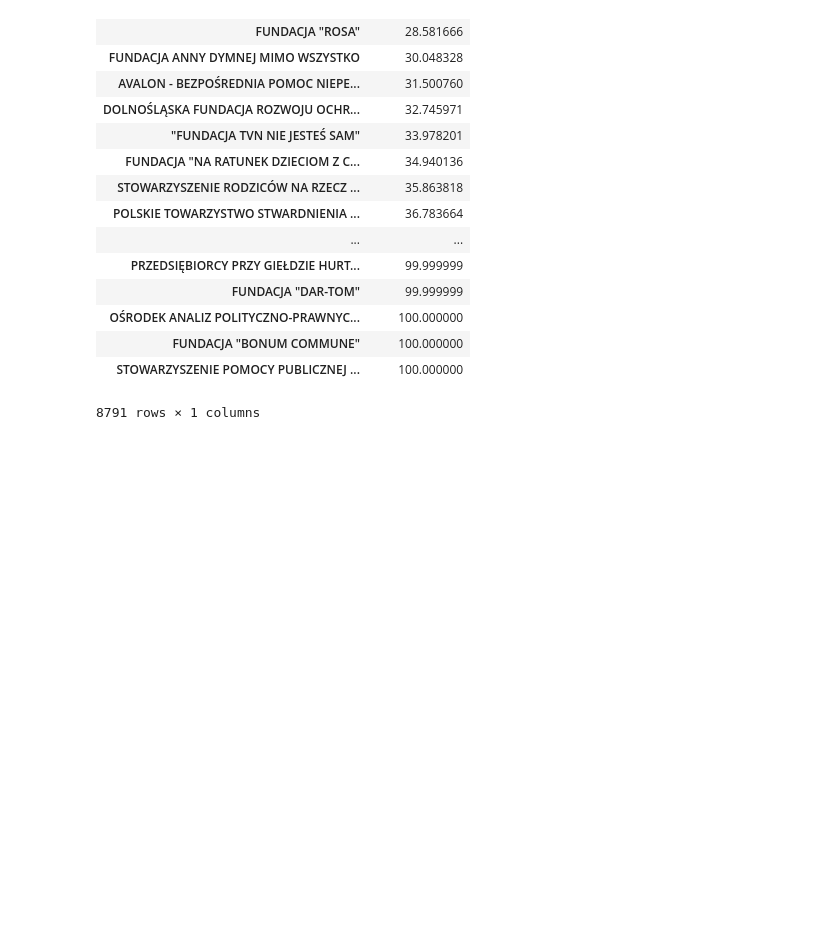
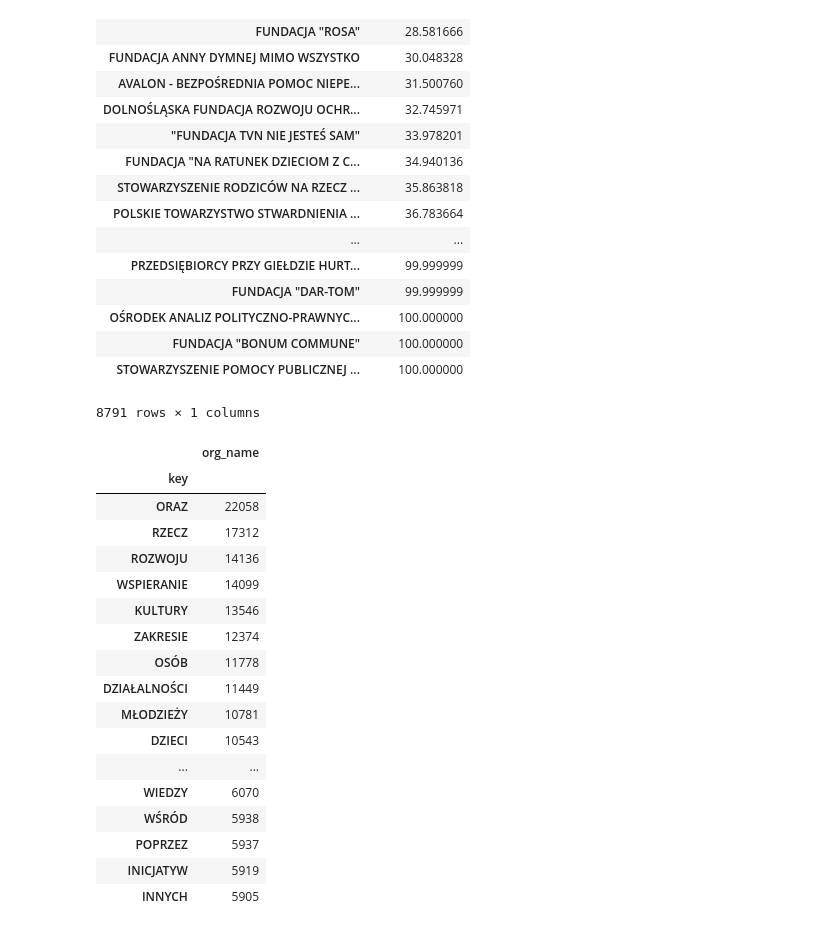
Before and after one commit to hackerspace-silesia/krs_harvester, a Jupyter notebook: backend/graphs.ipynb, the cells around one changed output. Cells and saved outputs as stored; diff of their text form; code cells hidden in the pictures; blank space fills up the shorter version.

Commit message:
add keywords

```diff
--- a/backend/graphs.ipynb
+++ b/backend/graphs.ipynb
@@ -284,3 +284,26 @@ dtype: float64
 | FUNDACJA "BONUM COMMUNE" | 100.000000 |
 | STOWARZYSZENIE POMOCY PUBLICZNEJ ... | 100.000000 |
 8791 rows × 1 columns
+# %%
+keywords = pd.read_sql('select k.name key, o.name org_name from organizations_keyword k join organizations_organization o on o.id = k.organization_id', conn)
+# %%
+keywords.query('key.str.len() > 2').groupby('key').count().sort_values('org_name', ascending=False)[:50]
+# %% [output]
+|  | org_name |
+| key |  |
+| ORAZ | 22058 |
+| RZECZ | 17312 |
+| ROZWOJU | 14136 |
+| WSPIERANIE | 14099 |
+| KULTURY | 13546 |
+| ZAKRESIE | 12374 |
+| OSÓB | 11778 |
+| DZIAŁALNOŚCI | 11449 |
+| MŁODZIEŻY | 10781 |
+| DZIECI | 10543 |
+| ... | ... |
+| WIEDZY | 6070 |
+| WŚRÓD | 5938 |
+| POPRZEZ | 5937 |
+| INICJATYW | 5919 |
+| INNYCH | 5905 |
```
Also changed, not shown: 3 other files.
